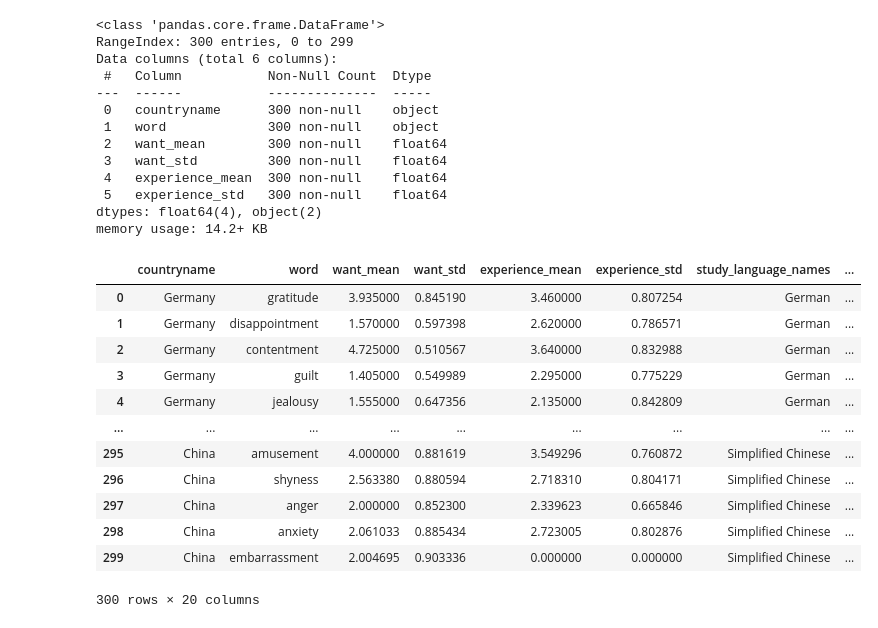
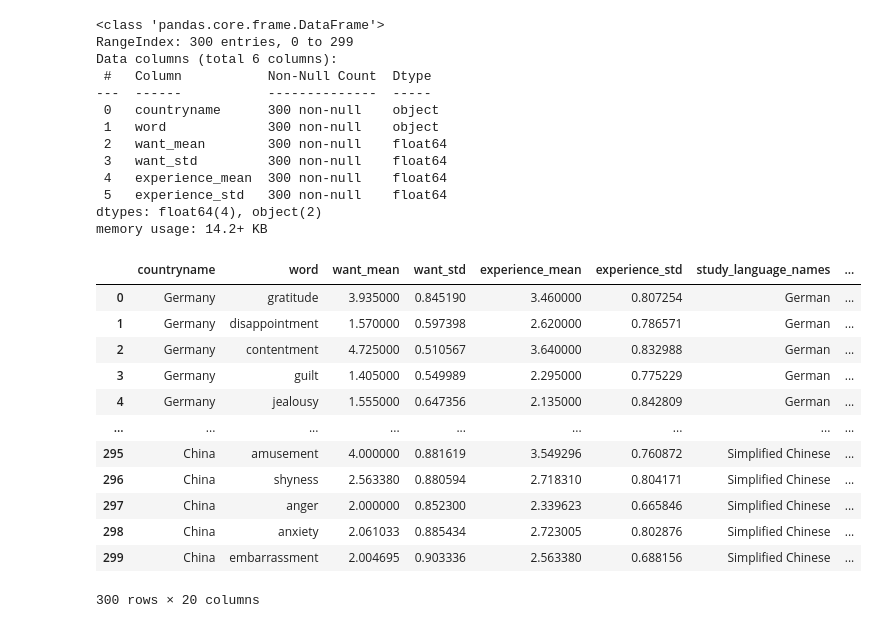
Before and after one commit to AsherKtech/hypocognition, a Jupyter notebook: notebooks/tamir.ipynb, the cells around one changed output. Cells and saved outputs as stored; diff of their text form; code cells hidden in the pictures.

```diff
--- a/notebooks/tamir.ipynb
+++ b/notebooks/tamir.ipynb
@@ -899,0 +869,4 @@ final_complete
+# %%
+print(final_mapped[(final_mapped['id']=="uc1.l0088545033") & (final_mapped['word']== 'activation')]['log_count'].head(1))
+final_mapped['log_count'] = final_mapped['log_count'].fillna(0)
+print(final_mapped[(final_mapped['id']=="uc1.l0088545033") & (final_mapped['word']== 'activation')]['log_count'].head(1))
@@ -900,3 +898,5 @@ final_complete
+# %%
+final_complete = final_mapped.copy()
 # %%
 combo_counts(final_complete)
 # %% [output]
@@ -1050,17 +1105,17 @@ array(['Germany', 'Israel', 'Brazil', 'Poland', 'China'], dtype=object)
 # %%
-# convert columns to numeric
-final_mapped['want_num'] = pd.to_numeric(final_mapped['want'], errors='coerce')
-final_mapped['experience_num'] = pd.to_numeric(final_mapped['experience'], errors='coerce')
+# # convert columns to numeric
+final_complete['want_num'] = pd.to_numeric(final_complete['want'], errors='coerce')
+final_complete['experience_num'] = pd.to_numeric(final_complete['experience'], errors='coerce')
 
 # full country x word combinations
-countries = final_mapped['countryname'].unique()
-words = final_mapped['word'].unique()
+countries = final_complete['countryname'].unique()
+words = final_complete['word'].unique()
 full_index = pd.MultiIndex.from_product([countries, words], names=['countryname', 'word'])
 full_table = pd.DataFrame(index=full_index).reset_index()
 
 # aggregate mean/std ignoring NaNs
 agg_table = (
-    final_mapped
+    final_complete
     .groupby(['countryname','word'], as_index=False)
     .agg(
         want_mean = ('want_num', 'mean'),
@@ -1110,30 +1165,33 @@ Data columns (total 6 columns):
  5   experience_std   300 non-null    float64
 dtypes: float64(4), object(2)
 memory usage: 14.2+ KB
+# %%
+# the following merge was causeing problems, send a copy through the merge
+final_table2= final_table.copy()
 # %%
 some_info = final_complete[['word', 'countryname','study_language_names', 'bila_language_name_mapping',
        'id', 'count', 'langname', 'glottocode', 'year', 'title', 'author',
        'regression_elaboration', 'dictsize_data', 'simple_elaboration',
        'log_count', 'dictionary_count_mean']].copy().drop_duplicates().reset_index(drop=True)
 
 
-final_table = final_table.merge(
+final_table2 = final_table2.merge(
     some_info,
     on=["countryname", "word"],
     how="left"
 )
-final_table
+final_table2
 # %% [output]
 |  | countryname | word | want_mean | want_std | experience_mean | experience_std | study_language_names | ... |
 | 0 | Germany | gratitude | 3.935000 | 0.845190 | 3.460000 | 0.807254 | German | ... |
 | 1 | Germany | disappointment | 1.570000 | 0.597398 | 2.620000 | 0.786571 | German | ... |
 | 2 | Germany | contentment | 4.725000 | 0.510567 | 3.640000 | 0.832988 | German | ... |
 | 3 | Germany | guilt | 1.405000 | 0.549989 | 2.295000 | 0.775229 | German | ... |
 | 4 | Germany | jealousy | 1.555000 | 0.647356 | 2.135000 | 0.842809 | German | ... |
 | ... | ... | ... | ... | ... | ... | ... | ... | ... |
 | 295 | China | amusement | 4.000000 | 0.881619 | 3.549296 | 0.760872 | Simplified Chinese | ... |
 | 296 | China | shyness | 2.563380 | 0.880594 | 2.718310 | 0.804171 | Simplified Chinese | ... |
 | 297 | China | anger | 2.000000 | 0.852300 | 2.339623 | 0.665846 | Simplified Chinese | ... |
 | 298 | China | anxiety | 2.061033 | 0.885434 | 2.723005 | 0.802876 | Simplified Chinese | ... |
-| 299 | China | embarrassment | 2.004695 | 0.903336 | 0.000000 | 0.000000 | Simplified Chinese | ... |
+| 299 | China | embarrassment | 2.004695 | 0.903336 | 2.563380 | 0.688156 | Simplified Chinese | ... |
 300 rows × 20 columns
```
Also changed, not shown: parts of 55 cells of this notebook.
